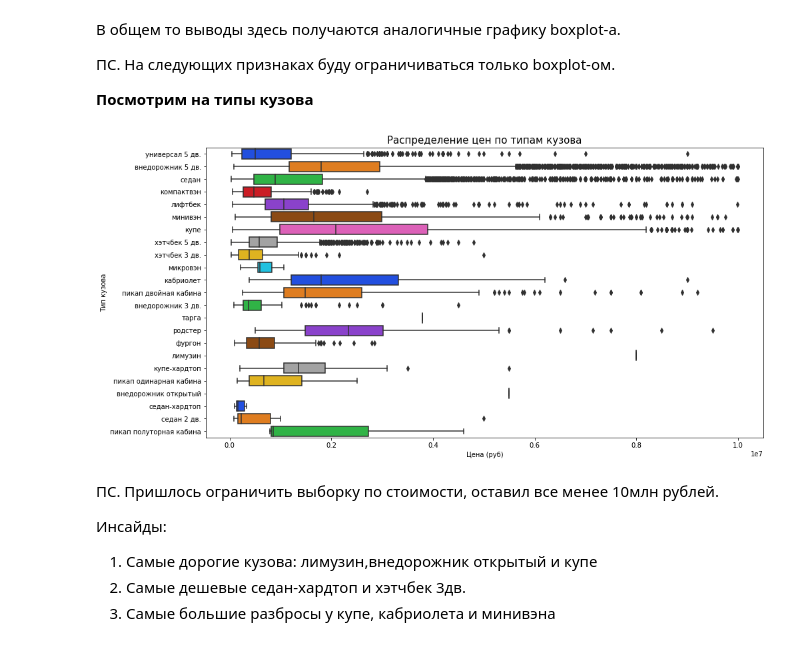
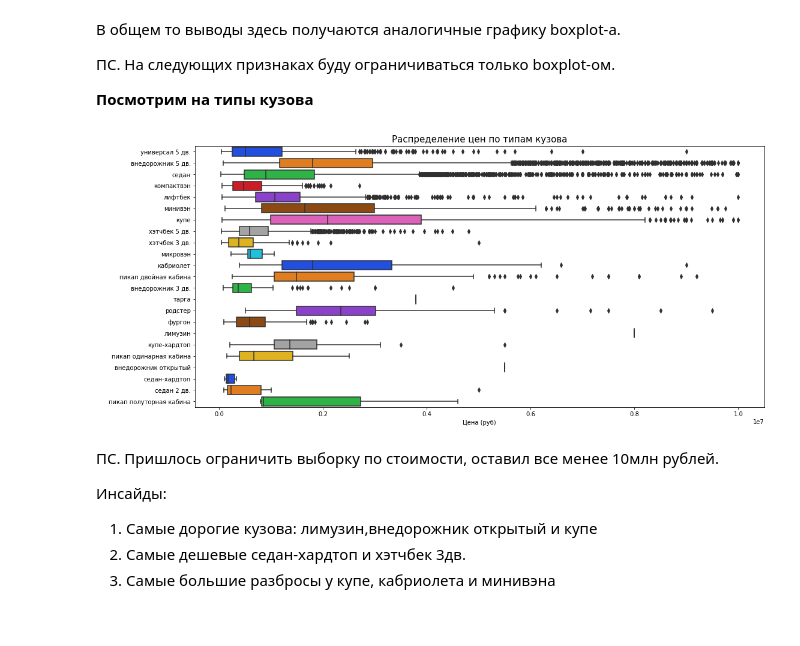
Before and after one commit to Sergey-51/skillfactory_rds, a Jupyter notebook: Module_6/03-F-Modelling.ipynb, the cells around one changed output. Drawn from its saved outputs; the diff is of its cells as text; code cells hidden in the pictures.

```diff
--- a/Module_6/03-F-Modelling.ipynb
+++ b/Module_6/03-F-Modelling.ipynb
@@ -1652,16 +1608,16 @@ display(round(dy,0).T)
 
 <b>Посмотрим на типы кузова</b>
 # %%
-plt.figure(figsize=(15, 8))
+plt.figure(figsize=(17, 8))
 sns.boxplot(y='bodyType', x="car_price",
             data=train[train['car_price'] < 10000000], palette="bright")
 plt.title("Распределение цен по типам кузова", fontsize=15)
 # plt.xticks(rotation='90')
-plt.ylabel('Тип кузова')
+plt.ylabel(' ')
 plt.xlabel('Цена (руб)')
 plt.show()
 # %% [output]
-[figure, old version]
+[figure, new version]
 # %% [markdown]
 ПС. Пришлось ограничить выборку по стоимости, оставил все менее 10млн рублей.
 
```
Also changed, not shown: parts of 37 cells of this notebook.
